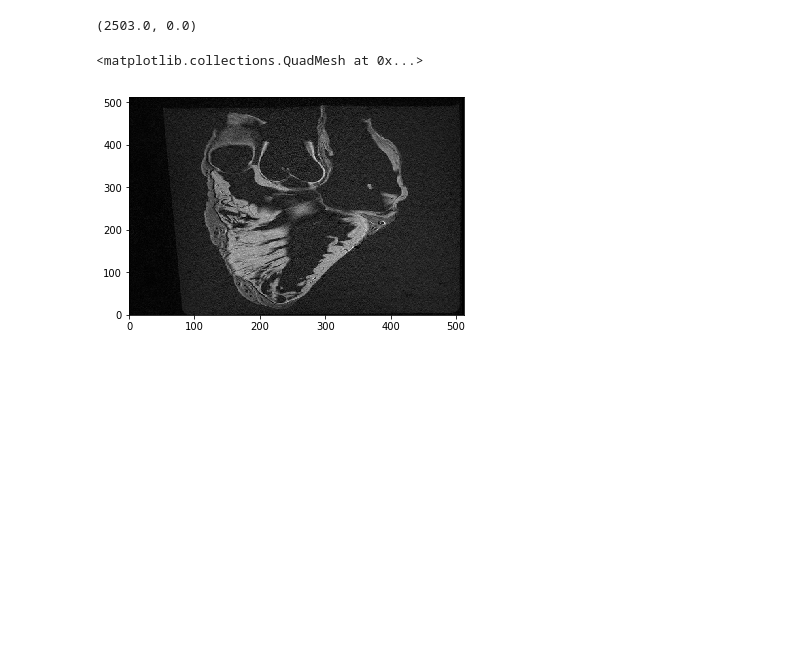
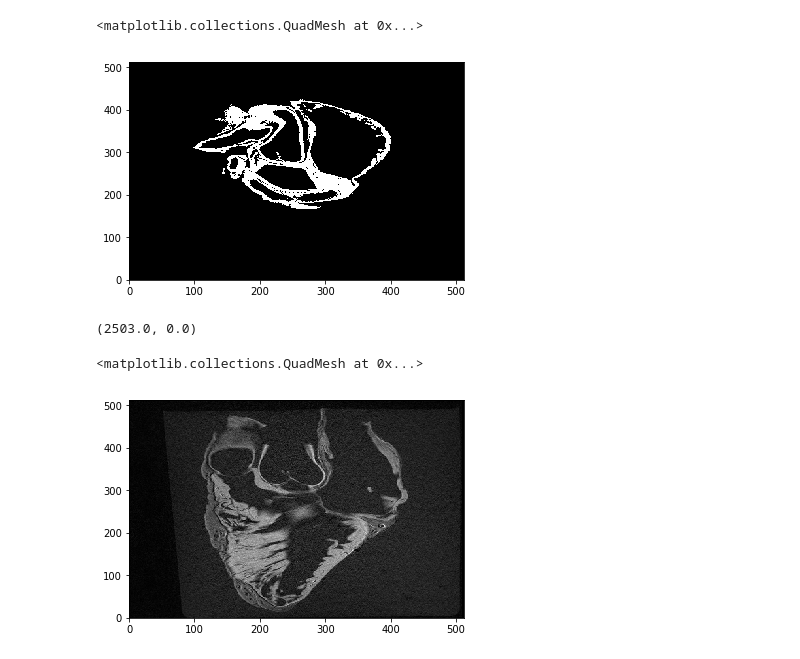
Before and after one commit to alexdeakyne/MRI_Seg, a Jupyter notebook: MRI_Data_Test.ipynb, the cells around one changed output. Cells and saved outputs as stored; diff of their text form; code cells hidden in the pictures; blank space fills up the shorter version.

```diff
--- a/MRI_Data_Test.ipynb
+++ b/MRI_Data_Test.ipynb
@@ -85,0 +97,7 @@ plt.pcolormesh(np.flipud(foo_scan[73, :, :]))
+# %%
+#Check how i need to transform this to match DICOM
+plt.set_cmap(plt.gray())
+plt.pcolormesh(np.flipud(foo_mask[81, :, :]))
+# %% [output]
+<matplotlib.collections.QuadMesh at 0x...>
+[figure, added]
```
Also changed, not shown: parts of 11 cells of this notebook, 3 other files.
